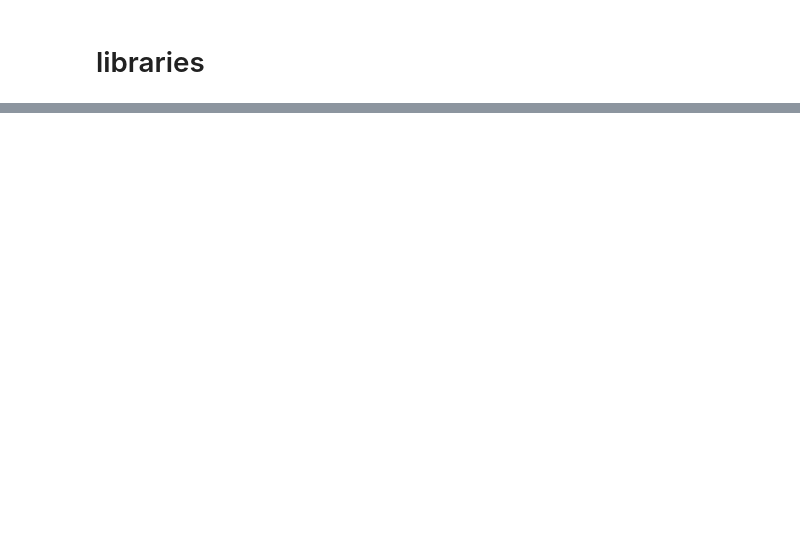
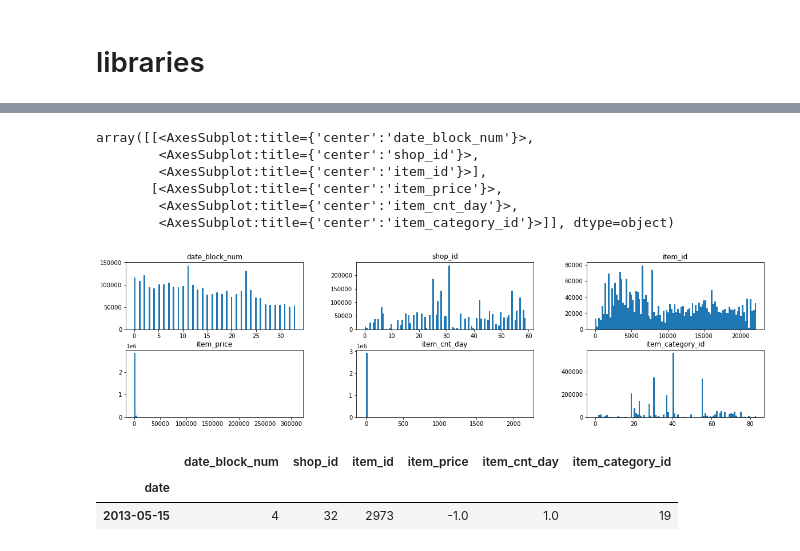
Before and after one commit to JonathanRayner/Kaggle-Predict-Sales, a Jupyter notebook: eda.ipynb, the cells around one changed output, grey strips where cells are left out. Saved outputs shown, nothing was run; the diff lists cells and outputs as text; code cells hidden in the pictures; blank space fills up the shorter version.

```diff
--- a/eda.ipynb
+++ b/eda.ipynb
@@ -128,0 +210,5 @@ for dataframe in [shops, items, item_categories]:
+# %%
+# let's add in item categories
+df['item_category_id'] = df['item_id'].map(items.set_index('item_id')['item_category_id'])
+
+df.head()
@@ -128,0 +246,22 @@ for dataframe in [shops, items, item_categories]:
+# %%
+# check distributions
+# some shops have significantly more entries than others, some item categories appear significantly more often than others
+# low prices and low item_cnts appear much more often than higher values
+# we see spikes in number of entries each year in december
+
+df.hist(grid=False, bins=100, layout=(2, 3), figsize=(20, 5))
+# %% [output]
+array([[<AxesSubplot:title={'center':'date_block_num'}>,
+        <AxesSubplot:title={'center':'shop_id'}>,
+        <AxesSubplot:title={'center':'item_id'}>],
+       [<AxesSubplot:title={'center':'item_price'}>,
+        <AxesSubplot:title={'center':'item_cnt_day'}>,
+        <AxesSubplot:title={'center':'item_category_id'}>]], dtype=object)
+[figure, added]
+# %%
+# there is a single entry with negative item_price - we should probably drop this
+df[df['item_price'] < 0]
+# %% [output]
+|  | date_block_num | shop_id | item_id | item_price | item_cnt_day | item_category_id |
+| date |  |  |  |  |  |  |
+| 2013-05-15 | 4 | 32 | 2973 | -1.0 | 1.0 | 19 |
```
Also changed, not shown: parts of 35 cells of this notebook.
